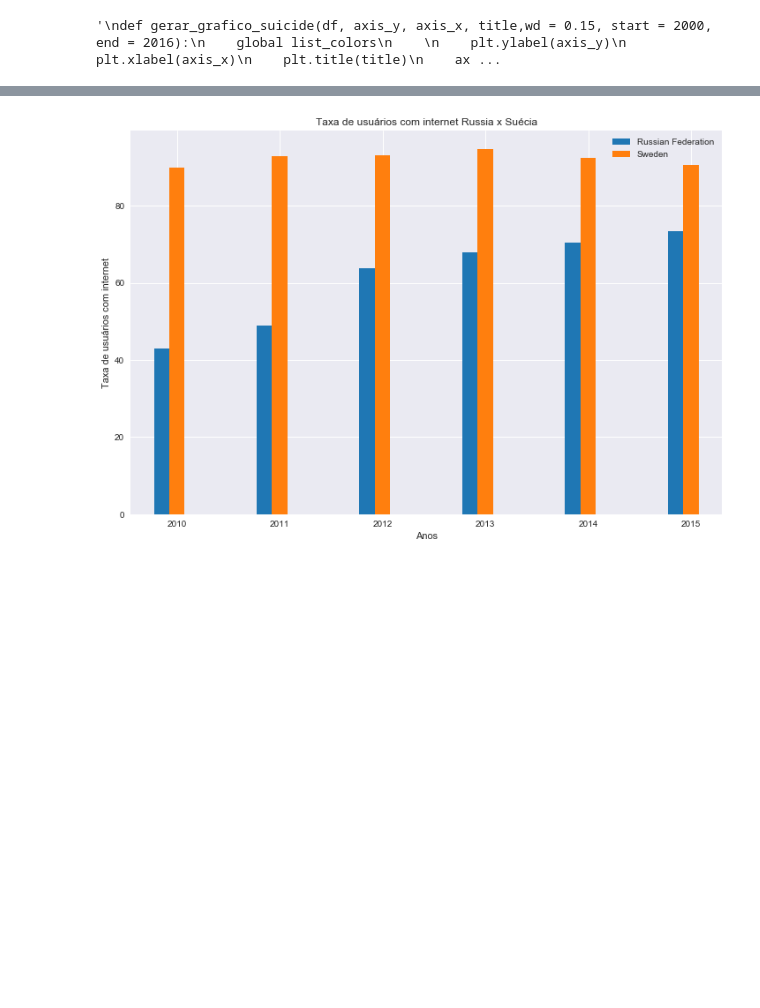
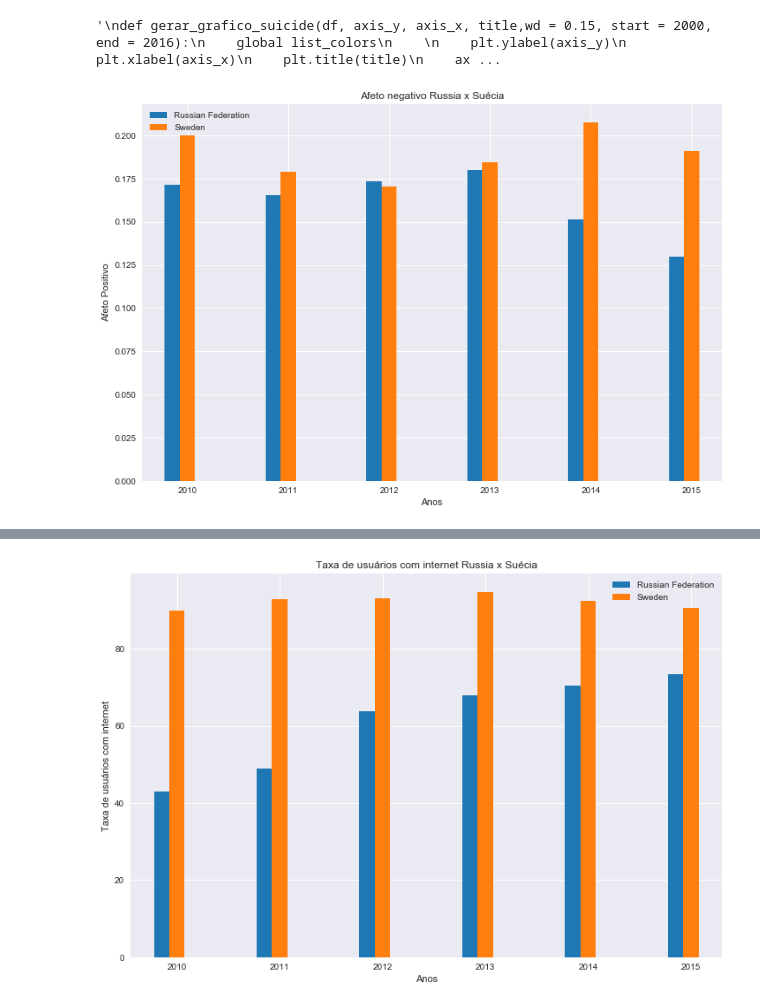
Before and after one commit to Eudess/suicide-data-science, a Jupyter notebook: suicide_analytics.ipynb, the cells around one changed output, grey strips where cells are left out. Drawn from its saved outputs; the diff is of its cells as text; code cells hidden in the pictures; blank space fills up the shorter version.

Commit message:
Gráficos

```diff
--- a/suicide_analytics.ipynb
+++ b/suicide_analytics.ipynb
@@ -463,0 +607,30 @@ def generate_chart_suicide_gdp_pc(df, axis_y, axis_x, title,wd = 0.15):
+# %%
+#Função para gerar gráfico de media de temperatura por país.
+def generate_chart_an(df, axis_y, axis_x, title,wd = 0.15):
+    list_colors = ["#1f77b4","#ff7f0e"]
+
+    plt.ylabel(axis_y)
+    plt.xlabel(axis_x)
+    plt.title(title)
+    ax = plt.subplot()
+
+    country_name = list(df["country"].unique())
+    year_df = list(df["year"].unique())
+    country_year = np.asarray(year_df)
+
+    list_num = axis_x_center(len(country_name))
+    plt.xlim(country_year[0]+(wd*(list_num[0]-2)), country_year[-1]+(wd*(list_num[-1]+2)))
+    plt.xticks(country_year)
+
+    for index in range(len(country_name)):
+        country_list = list(df["negativeAffect"][df["country"] == country_name[index]])
+        country_list = np.asarray(country_list)
+        ax.bar(country_year+(wd*list_num[index]), country_list, width=wd, align="center", label=country_name[index], color=list_colors[index])
+        ax.legend(loc="upper left")
+
+
+    plt.show()
+# %%
+generate_chart_an(myGroup, "Afeto Positivo", "Anos", "Afeto negativo Russia x Suécia")
+# %% [output]
+[figure, added]
```
Also changed, not shown: parts of 19 cells of this notebook.
